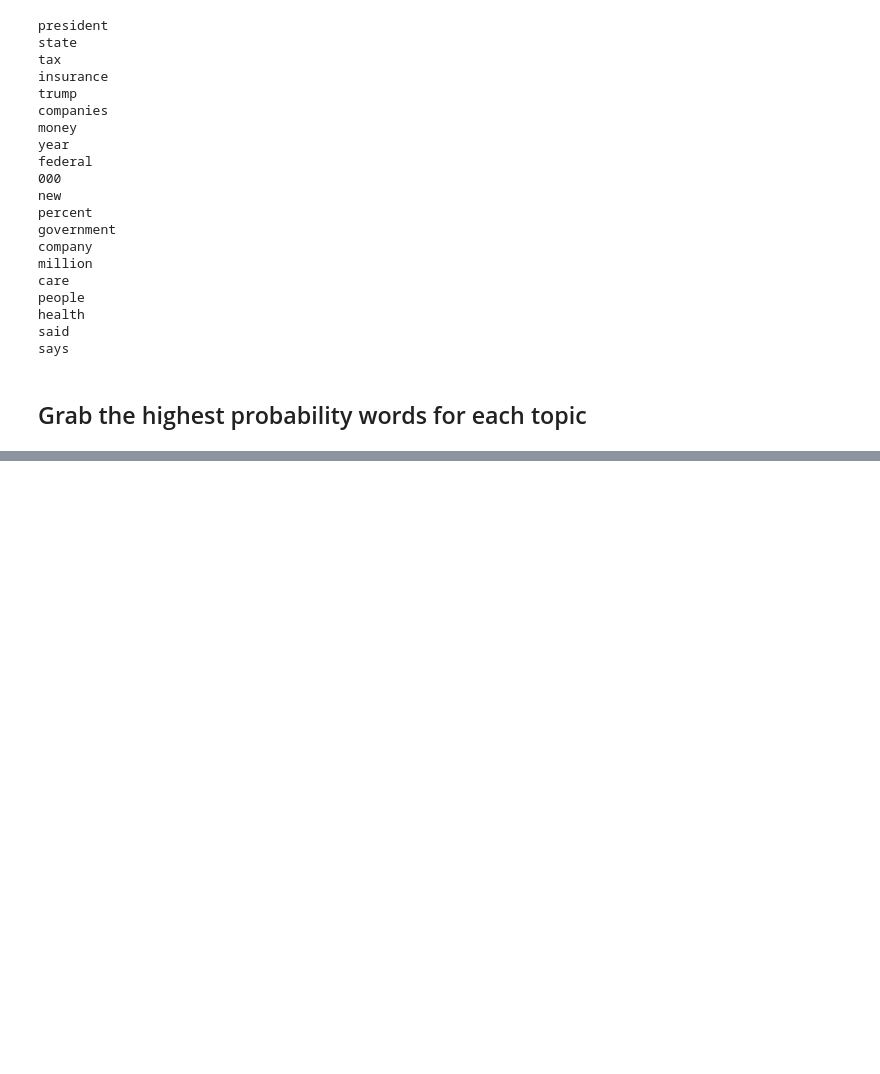
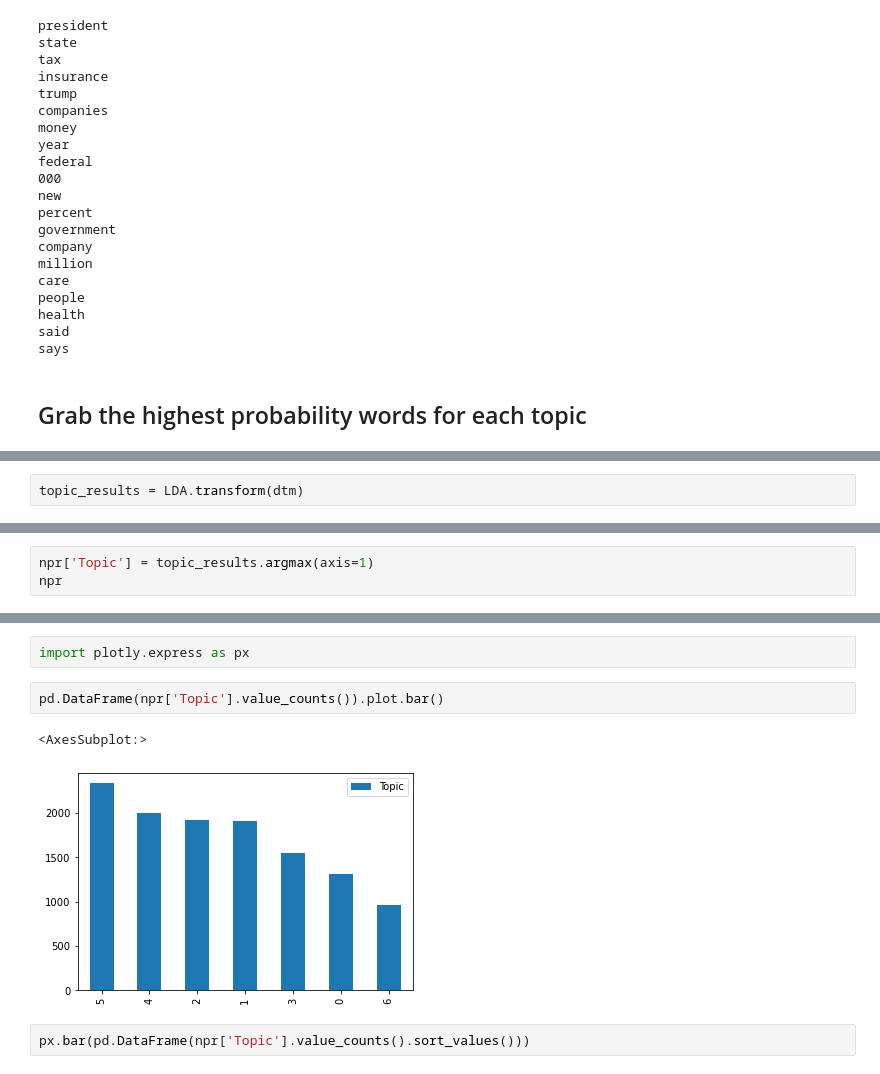
Before and after one commit to bladnman/nlp_course, a Jupyter notebook: notebooks/07. Topic Modeling.ipynb, the cells around one changed output, grey strips where cells are left out. Cells and saved outputs as stored; diff of their text form; blank space fills up the shorter version.

Commit message:
topics on NPR

```diff
--- a/notebooks/07. Topic Modeling.ipynb
+++ b/notebooks/07. Topic Modeling.ipynb
@@ -135,0 +162,2 @@ print_top_words_for_all_topics(10)
+# %%
+topic_results = LDA.transform(dtm)
@@ -135,0 +186,3 @@ print_top_words_for_all_topics(10)
+# %%
+npr['Topic'] = topic_results.argmax(axis=1)
+npr
@@ -135,0 +203,9 @@ print_top_words_for_all_topics(10)
+# %%
+import plotly.express as px
+# %%
+pd.DataFrame(npr['Topic'].value_counts()).plot.bar()
+# %% [output]
+<AxesSubplot:>
+[figure, added]
+# %%
+px.bar(pd.DataFrame(npr['Topic'].value_counts().sort_values()))
```
Also changed, not shown: parts of 11 cells of this notebook, 1 other file.
